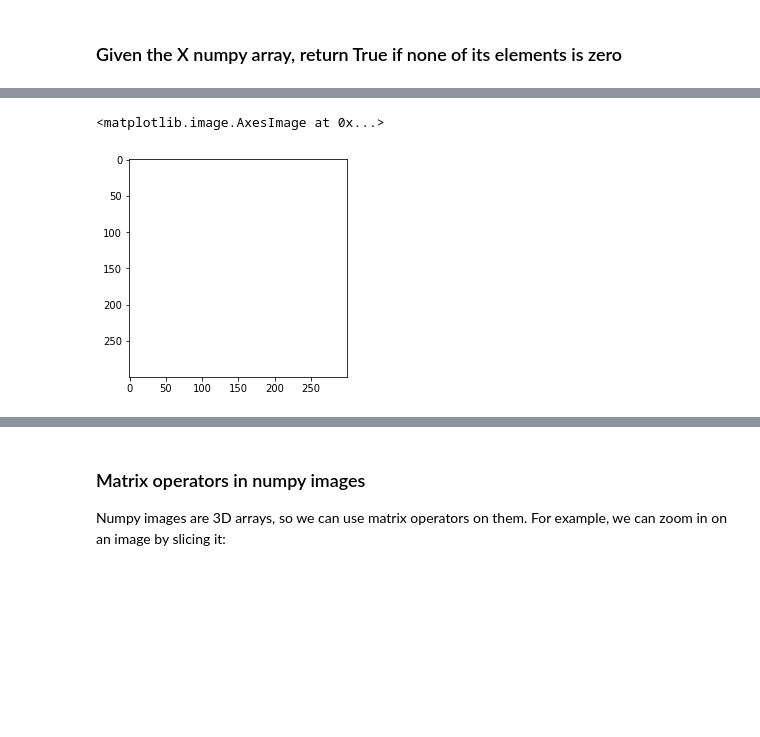
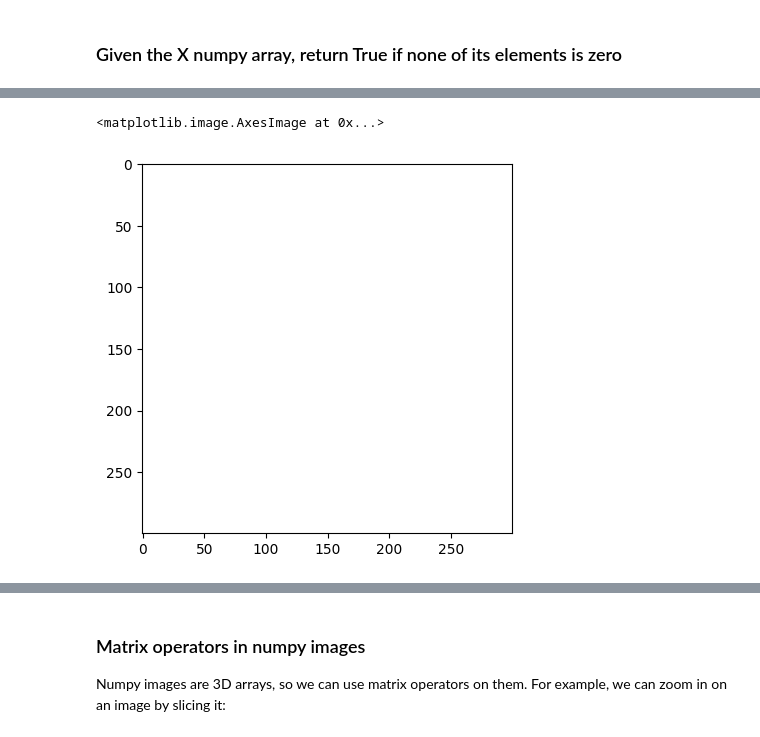
Before and after one commit to thaisonatk/python-datascience-course, a Jupyter notebook: week_ (3)/2. NumPy exercises.ipynb, the cells around one changed output, grey strips where cells are left out. Cells and saved outputs as stored; diff of their text form; code cells hidden in the pictures; blank space fills up the shorter version.

```diff
--- a/week_ (3)/2. NumPy exercises.ipynb
+++ b/week_ (3)/2. NumPy exercises.ipynb
@@ -344,7 +369,7 @@ plt.imshow(image)
 # %%
 # Creat all white image 3D array of shape (300, 300, 3), what should be the values of the array?
-white_image = # your code goes here
-plt.imshow(image)
+white_image = np.ones((300, 300, 3), dtype=np.uint8) * 255
+plt.imshow(white_image)
 # %% [output]
 <matplotlib.image.AxesImage at 0x...>
-[figure, old version]
+[figure, new version]
```
Also changed, not shown: parts of 37 cells of this notebook, 15 other files.
